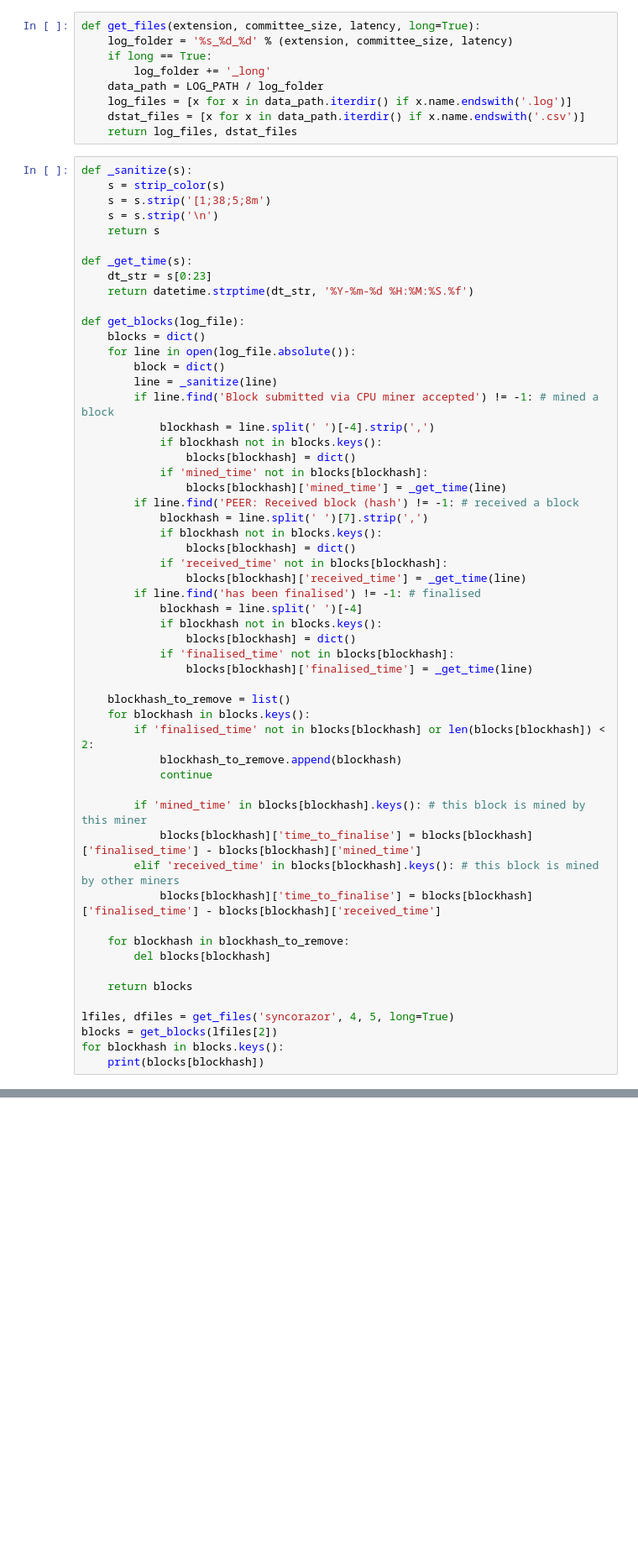
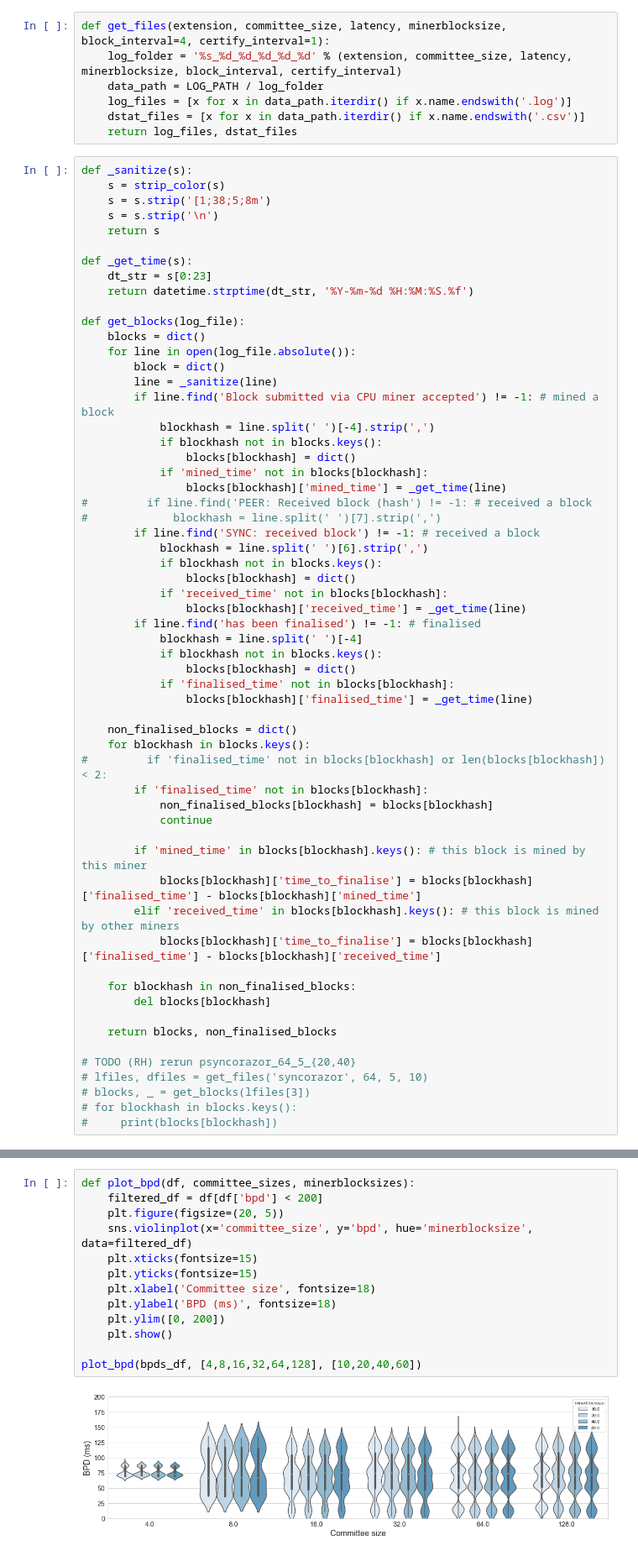
Before and after one commit to SebastianElvis/ebft, a Jupyter notebook: evaluation/analysis.ipynb, the cells around one changed output, grey strips where cells are left out. Shown at 84% size. Saved outputs shown, nothing was run; the diff lists cells and outputs as text; blank space fills up the shorter version.

```diff
--- a/evaluation/analysis.ipynb
+++ b/evaluation/analysis.ipynb
@@ -17,8 +59,6 @@ LOG_PATH = Path('./log/')
 # %%
-def get_files(extension, committee_size, latency, long=True):
-    log_folder = '%s_%d_%d' % (extension, committee_size, latency)
-    if long == True:
-        log_folder += '_long'
+def get_files(extension, committee_size, latency, minerblocksize, block_interval=4, certify_interval=1):
+    log_folder = '%s_%d_%d_%d_%d_%d' % (extension, committee_size, latency, minerblocksize, block_interval, certify_interval)
     data_path = LOG_PATH / log_folder
     log_files = [x for x in data_path.iterdir() if x.name.endswith('.log')]
     dstat_files = [x for x in data_path.iterdir() if x.name.endswith('.csv')]
@@ -45,8 +85,10 @@ def get_blocks(log_file):
                 blocks[blockhash] = dict()
             if 'mined_time' not in blocks[blockhash]:
                 blocks[blockhash]['mined_time'] = _get_time(line)
-        if line.find('PEER: Received block (hash') != -1: # received a block
-            blockhash = line.split(' ')[7].strip(',')
+#         if line.find('PEER: Received block (hash') != -1: # received a block
+#             blockhash = line.split(' ')[7].strip(',')
+        if line.find('SYNC: received block') != -1: # received a block
+            blockhash = line.split(' ')[6].strip(',')
             if blockhash not in blocks.keys():
                 blocks[blockhash] = dict()
             if 'received_time' not in blocks[blockhash]:
@@ -58,10 +100,11 @@ def get_blocks(log_file):
             if 'finalised_time' not in blocks[blockhash]:
                 blocks[blockhash]['finalised_time'] = _get_time(line)
 
-    blockhash_to_remove = list()
+    non_finalised_blocks = dict()
     for blockhash in blocks.keys():
-        if 'finalised_time' not in blocks[blockhash] or len(blocks[blockhash]) < 2:
-            blockhash_to_remove.append(blockhash)
+#         if 'finalised_time' not in blocks[blockhash] or len(blocks[blockhash]) < 2:
+        if 'finalised_time' not in blocks[blockhash]:
+            non_finalised_blocks[blockhash] = blocks[blockhash]
             continue
 
         if 'mined_time' in blocks[blockhash].keys(): # this block is mined by this miner
@@ -69,12 +112,13 @@ def get_blocks(log_file):
         elif 'received_time' in blocks[blockhash].keys(): # this block is mined by other miners
             blocks[blockhash]['time_to_finalise'] = blocks[blockhash]['finalised_time'] - blocks[blockhash]['received_time']
 
-    for blockhash in blockhash_to_remove:
+    for blockhash in non_finalised_blocks:
         del blocks[blockhash]
 
-    return blocks
+    return blocks, non_finalised_blocks
 
-lfiles, dfiles = get_files('syncorazor', 4, 5, long=True)
-blocks = get_blocks(lfiles[2])
-for blockhash in blocks.keys():
-    print(blocks[blockhash])
+# TODO (RH) rerun psyncorazor_64_5_{20,40}
+# lfiles, dfiles = get_files('syncorazor', 64, 5, 10)
+# blocks, _ = get_blocks(lfiles[3])
+# for blockhash in blocks.keys():
+#     print(blocks[blockhash])
@@ -234,0 +187,15 @@ plot_bw_util()
+# %%
+def plot_bpd(df, committee_sizes, minerblocksizes):
+    filtered_df = df[df['bpd'] < 200]
+    plt.figure(figsize=(20, 5))
+    sns.violinplot(x='committee_size', y='bpd', hue='minerblocksize', data=filtered_df)
+    plt.xticks(fontsize=15)
+    plt.yticks(fontsize=15)
+    plt.xlabel('Committee size', fontsize=18)
+    plt.ylabel('BPD (ms)', fontsize=18)
+    plt.ylim([0, 200])
+    plt.show()
+
+plot_bpd(bpds_df, [4,8,16,32,64,128], [10,20,40,60])
+# %% [output]
+[figure, added]
```
Also changed, not shown: parts of 20 cells of this notebook, 12 other files.
